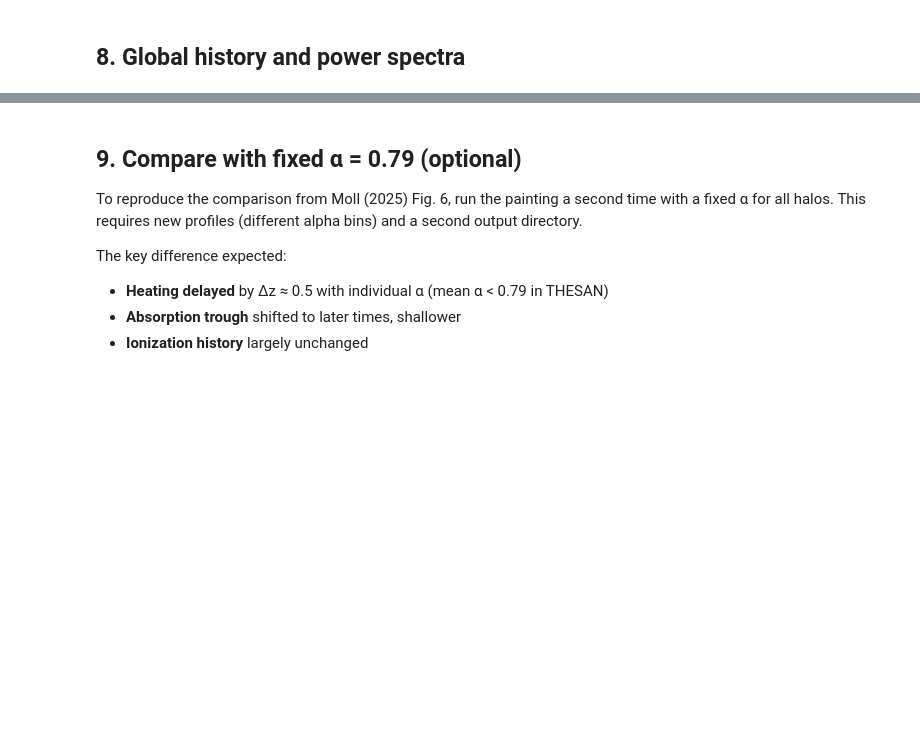
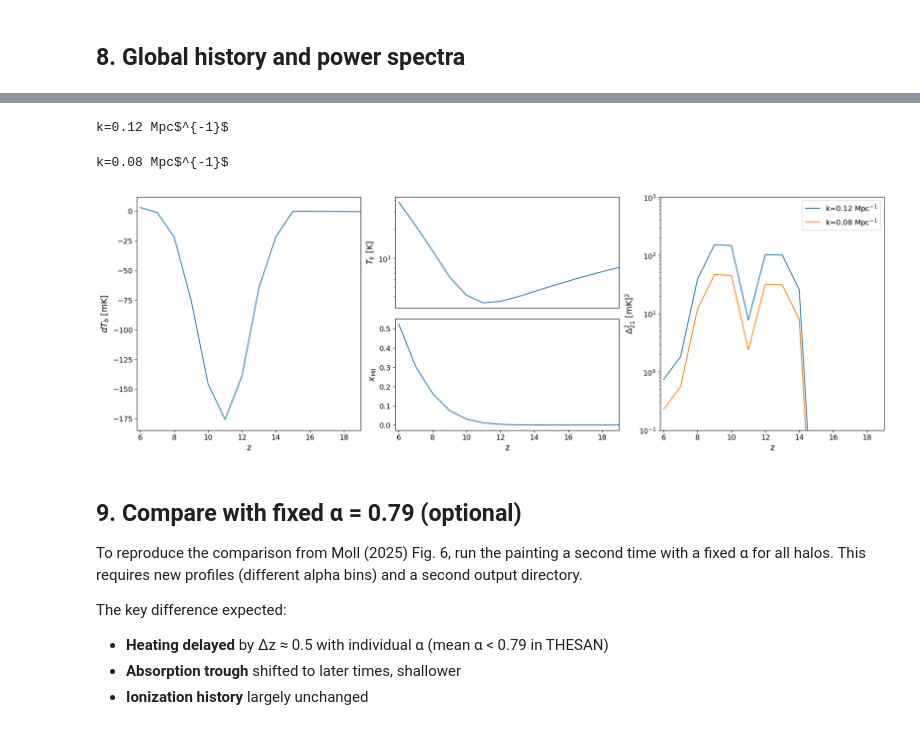
Before and after one commit to cosmic-reionization/BEoRN, a Jupyter notebook: examples/thesan_merger_tree_postprocessing.ipynb, the cells around one changed output, grey strips where cells are left out. Saved outputs shown, nothing was run; the diff lists cells and outputs as text; code cells hidden in the pictures; blank space fills up the shorter version.

Commit message:
run global signal

```diff
--- a/examples/thesan_merger_tree_postprocessing.ipynb
+++ b/examples/thesan_merger_tree_postprocessing.ipynb
@@ -99,7 +103,7 @@ parameters.source.alpha_fallback          = 'mean'  # fallback for halos not in
 ## Solver: redshift grid and alpha bins
 # Covering z = 6–10 is sufficient for a single-snapshot tutorial at z≈7.4.
 # Widen this range if you want to paint multiple snapshots.
-parameters.solver.redshifts                 = np.arange(10.0, 5.5, -0.5)
+parameters.solver.redshifts                 = np.arange(20.0, 5.5, -0.5)
 parameters.solver.halo_mass_accretion_alpha = np.linspace(0, 5, 26)  # 25 bins, 0–5
 parameters.solver.halo_mass_bin_min         = 1e8
 # Upper limit must cover the most massive halo in the box at every snapshot.
@@ -676,0 +697,10 @@ plt.show()
+# %%
+parameters.simulation.cores = 6
+p = beorn.painting.PaintingCoordinator(
+    parameters,
+    loader=loader,
+    output_handler=output_handler,
+    force_recompute=False,
+)
+
+multi_z_quantities = p.paint_full(profiles, redshift_subset=redshift_subset)
@@ -677,17 +739,28 @@ plt.show()
 # %%
-# fig = plt.figure(constrained_layout=True, figsize=(18, 6))
-# gs  = gridspec.GridSpec(2, 3, figure=fig)
-# ax1 = fig.add_subplot(gs[:, 0])
-# ax2 = fig.add_subplot(gs[0, 1])
-# ax3 = fig.add_subplot(gs[1, 1], sharex=ax2)
-# ax4 = fig.add_subplot(gs[:, 2])
-#
-# beorn.plotting.draw_dTb_signal(ax1, multi_z_quantities, label='individual α (merger tree)')
-# beorn.plotting.draw_Tk_signal(ax2, multi_z_quantities)
-# beorn.plotting.draw_xHII_signal(ax3, multi_z_quantities)
-# beorn.plotting.draw_power_spectrum(ax4, multi_z_quantities, k_value=0.12)
-#
-# fig.show()
+fig = plt.figure(constrained_layout=True, figsize=(18, 6))
+gs  = gridspec.GridSpec(2, 3, figure=fig)
+ax1 = fig.add_subplot(gs[:, 0])
+ax2 = fig.add_subplot(gs[0, 1])
+ax3 = fig.add_subplot(gs[1, 1], sharex=ax2)
+ax4 = fig.add_subplot(gs[:, 2])
+
+beorn.plotting.draw_dTb_signal(ax1, multi_z_quantities, label='individual α (merger tree)')
+beorn.plotting.draw_Temp_signal(ax2, multi_z_quantities)
+beorn.plotting.draw_xHII_signal(ax3, multi_z_quantities)
+kplot1 = beorn.plotting.draw_dTb_power_spectrum_of_z(
+    ax4, multi_z_quantities, parameters, k_value=0.12)
+kplot2 = beorn.plotting.draw_dTb_power_spectrum_of_z(
+    ax4, multi_z_quantities, parameters, k_value=0.05)
+ax4.plot([], [], color='C0', label=f'k={kplot1:.2f} Mpc$^{{-1}}$')
+ax4.plot([], [], color='C1', label=f'k={kplot2:.2f} Mpc$^{{-1}}$')
+ax4.legend(loc=0)
+ax2.axes.get_xaxis().set_visible(False)
+
+fig.show()
+# %% [output]
+k=0.12 Mpc$^{-1}$
+k=0.08 Mpc$^{-1}$
+[figure, added]
 # %% [markdown]
 ## 9. Compare with fixed α = 0.79 (optional)
 
```
Also changed, not shown: parts of 8 cells of this notebook.
